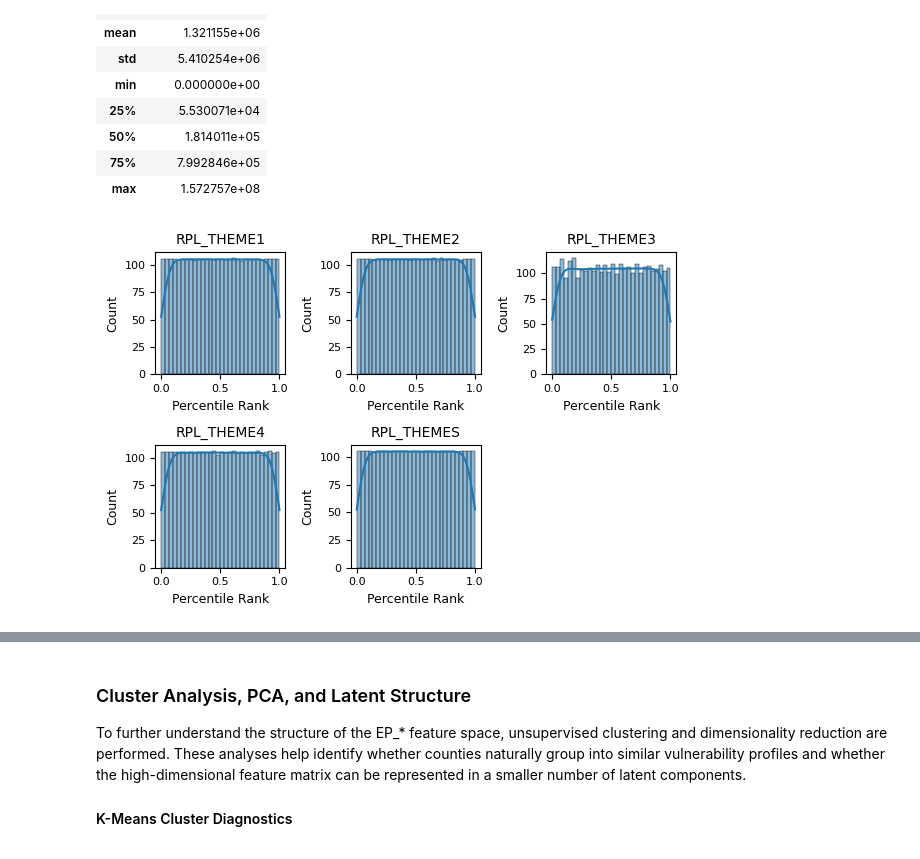
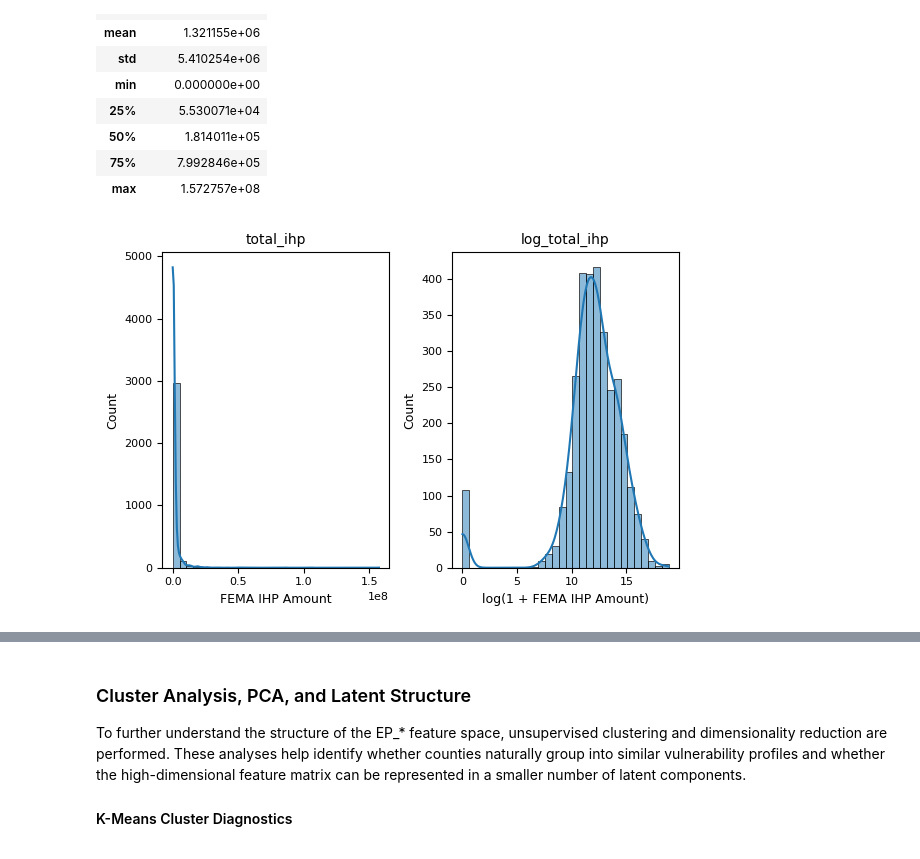
Before and after one commit to AnhJoe/CS273P_MachineLearning_Final_Project, a Jupyter notebook: notebooks/01_eda.ipynb, the cells around one changed output, grey strips where cells are left out. Saved outputs shown, nothing was run; the diff lists cells and outputs as text; code cells hidden in the pictures.

```diff
--- a/notebooks/01_eda.ipynb
+++ b/notebooks/01_eda.ipynb
@@ -471,34 +472,35 @@ display(df["total_ihp"].describe().to_frame(name="total_ihp_summary"))
 | 75% | 7.992846e+05 |
 | max | 1.572757e+08 |
 # %%
-#| label: fig-svi-y-dist
-#| fig-cap: "Distribution of county-level Social Vulnerability Index (SVI) percentile rankings across 3,144 U.S. counties. Each subplot shows the distribution of vulnerability scores for the four SVI themes and the overall SVI ranking (RPL_THEMES). Because these variables are defined as national percentile ranks, their distributions appear approximately uniform across counties, indicating that the targets are well-scaled within the [0,1] interval for regression-based multi-task modeling."
+#| label: fig-fema-y-dist
+#| fig-cap: "Distribution of county-level FEMA Individuals and Households Program (IHP) disaster assistance totals across 3,144 U.S. counties. The raw target is highly right-skewed, with many counties receiving no recorded assistance and a small number receiving very large amounts. The log-transformed target, log(1 + total_ihp), reduces skewness and provides a more stable scale for regression modeling."
 
-# Combine targets with overall SVI theme (RPL_THEMES)
 plot_df = y.copy()
-plot_df["RPL_THEMES"] = svi[overall_target]
+plot_df["log_total_ihp"] = np.log1p(plot_df["total_ihp"])
 
-themes = target_cols + overall_target
+fig, axes = plt.subplots(1, 2, figsize=(6, 4))
 
-fig, axes = plt.subplots(2, 3, figsize=(6, 4))
-axes = axes.flatten()
+sns.histplot(
+    plot_df["total_ihp"],
+    bins=30,
+    kde=True,
+    ax=axes[0]
+)
+axes[0].set_title("total_ihp")
+axes[0].set_xlabel("FEMA IHP Amount")
+axes[0].set_ylabel("Count")
 
-# Plot distributions
-for i, theme in enumerate(themes):
-    sns.histplot(
-        plot_df[theme],
-        bins=30,
-        kde=True,
-        ax=axes[i]
-    )
-    axes[i].set_title(theme)
-    axes[i].set_xlabel("Percentile Rank")
-    axes[i].set_ylabel("Count")
-
-# Hide unused subplot
-axes[-1].axis("off")
+sns.histplot(
+    plot_df["log_total_ihp"],
+    bins=30,
+    kde=True,
+    ax=axes[1]
+)
+axes[1].set_title("log_total_ihp")
+axes[1].set_xlabel("log(1 + FEMA IHP Amount)")
+axes[1].set_ylabel("Count")
 
 plt.tight_layout()
 plt.show()
 # %% [output]
-[figure, old version]
+[figure, new version]
```
Also changed, not shown: parts of 45 cells of this notebook, 5 other files.
